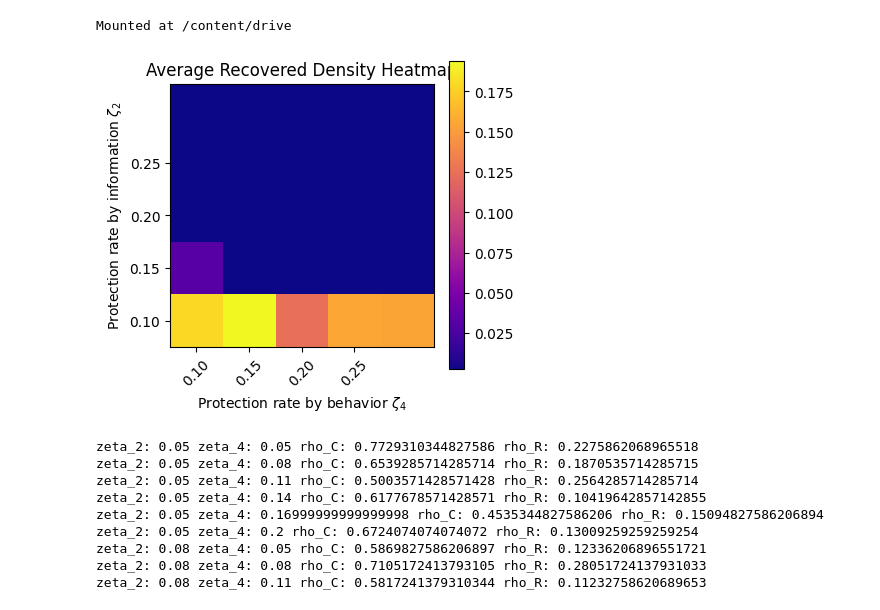
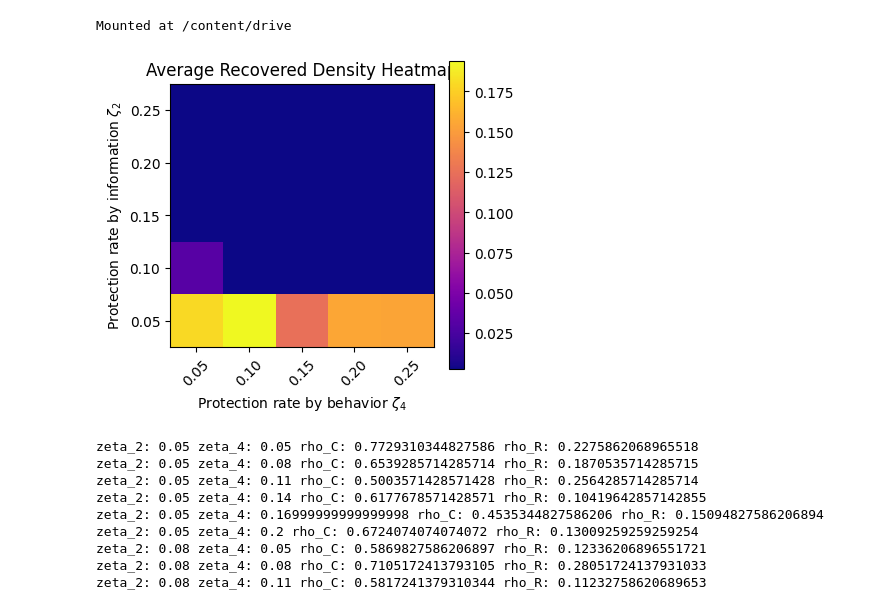
Before and after one commit to Nancy-Shi/Complex_Networks, a Jupyter notebook: 3_Layer_Coupling_080923_zeta_2_zeta_4.ipynb, the cells around one changed output. Drawn from its saved outputs; the diff is of its cells as text; code cells hidden in the pictures.

```diff
--- a/3_Layer_Coupling_080923_zeta_2_zeta_4.ipynb
+++ b/3_Layer_Coupling_080923_zeta_2_zeta_4.ipynb
@@ -597,36 +597,36 @@ df2.to_csv('/content/drive/My Drive/Network_Tests/rho_C_zeta2_zeta4.csv')
 fig, ax = plt.subplots(figsize=(4,4))
 heatmap = ax.imshow(results_rho_R, cmap='plasma', interpolation='nearest')
 
 # Set the SN-IP and SP-IN disease spreading rates
-zeta_2_values = np.arange(0.1, 0.30, 0.05)
-zeta_4_values = np.arange(0.1, 0.30, 0.05)
+zeta_2_values = np.arange(0.05, 0.3, 0.05)
+zeta_4_values = np.arange(0.05, 0.3, 0.05)
 
 # Set the tick labels and show colorbar
 ax.set_xticks(np.arange(len(zeta_4_values)))
 ax.set_yticks(np.arange(len(zeta_2_values)))
 
 # Format the tick labels with two decimal places using string formatting
 zeta_4_formatter = ticker.StrMethodFormatter('{:.2f}'.format)
 zeta_2_formatter = ticker.StrMethodFormatter('{:.2f}'.format)
 ax.xaxis.set_major_formatter(zeta_4_formatter)
 ax.yaxis.set_major_formatter(zeta_2_formatter)
 ax.invert_yaxis()
 
 ax.set_xticklabels(['{:.2f}'.format(val) for val in zeta_4_values])
 ax.set_yticklabels(['{:.2f}'.format(val) for val in zeta_2_values])
 
 plt.xticks(rotation=45)
 plt.colorbar(heatmap, fraction=0.1)
 
 # Set labels and title
 ax.set_xlabel('Protection rate by behavior $\zeta_4$')
 ax.set_ylabel('Protection rate by information $\zeta_2$')
 ax.set_title('Average Recovered Density Heatmap')
 
 # Display the heat map
 plt.show()
 # %% [output]
-[figure, old version]
+[figure, new version]
 # %%
 lam = 0.1
 alp = 1
```
